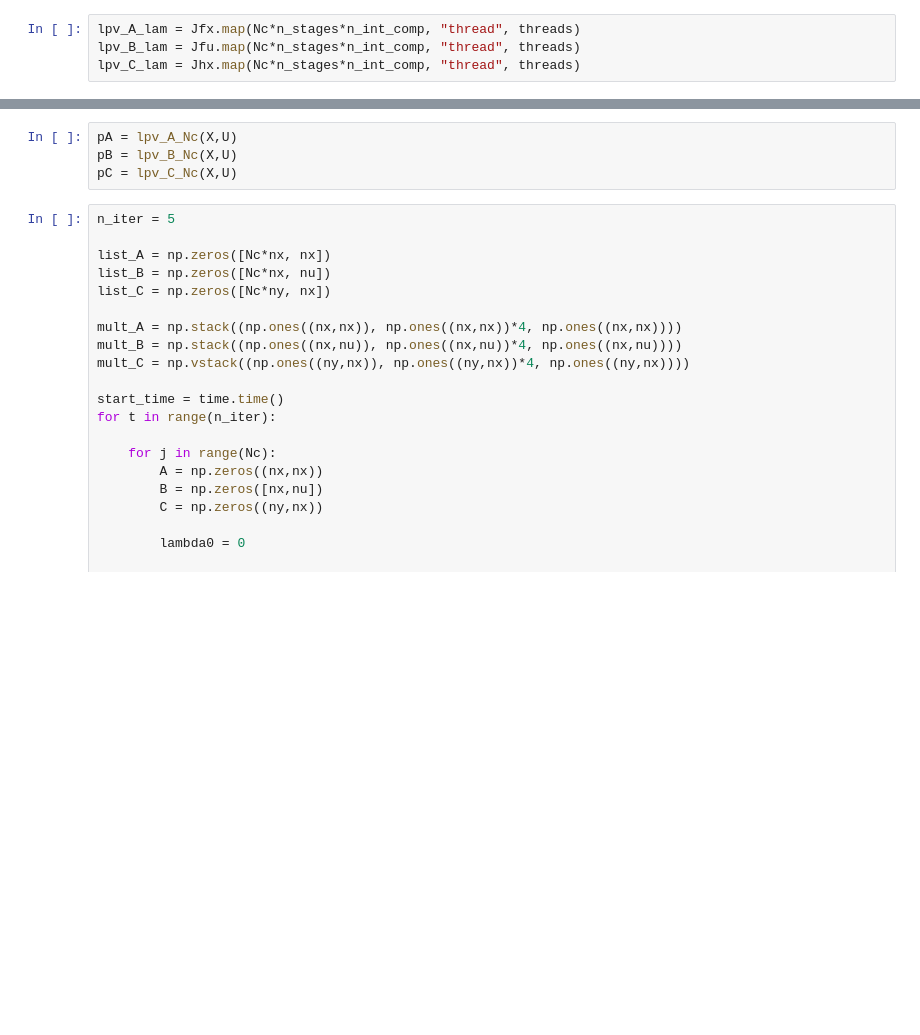
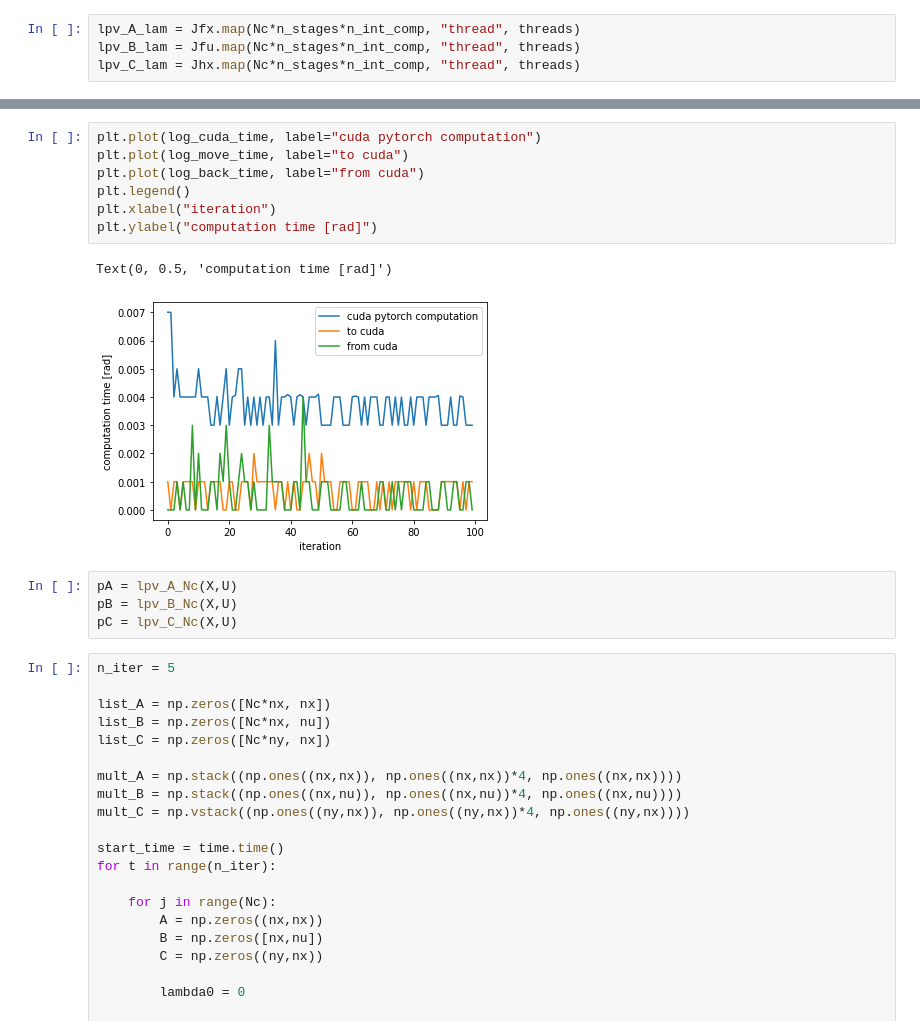
Before and after one commit to Mixxxxx358/NonlinearController, a Jupyter notebook: parallel_computation_test.ipynb, the cells around one changed output, grey strips where cells are left out. Cells and saved outputs as stored; diff of their text form; blank space fills up the shorter version.

```diff
--- a/parallel_computation_test.ipynb
+++ b/parallel_computation_test.ipynb
@@ -202,3 +243,13 @@ Fraction Cas / func: 0.45465095422198115
+# %%
+plt.plot(log_cuda_time, label="cuda pytorch computation")
+plt.plot(log_move_time, label="to cuda")
+plt.plot(log_back_time, label="from cuda")
+plt.legend()
+plt.xlabel("iteration")
+plt.ylabel("computation time [rad]")
+# %% [output]
+Text(0, 0.5, 'computation time [rad]')
+[figure, added]
 # %%
 pA = lpv_A_Nc(X,U)
 pB = lpv_B_Nc(X,U)
```
Also changed, not shown: parts of 9 cells of this notebook.
